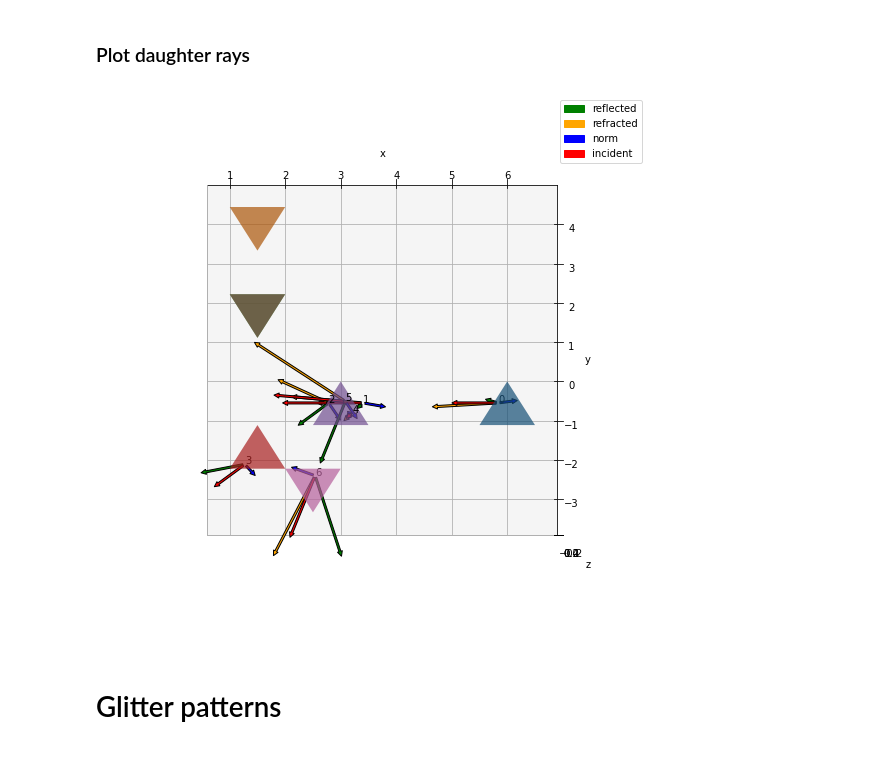
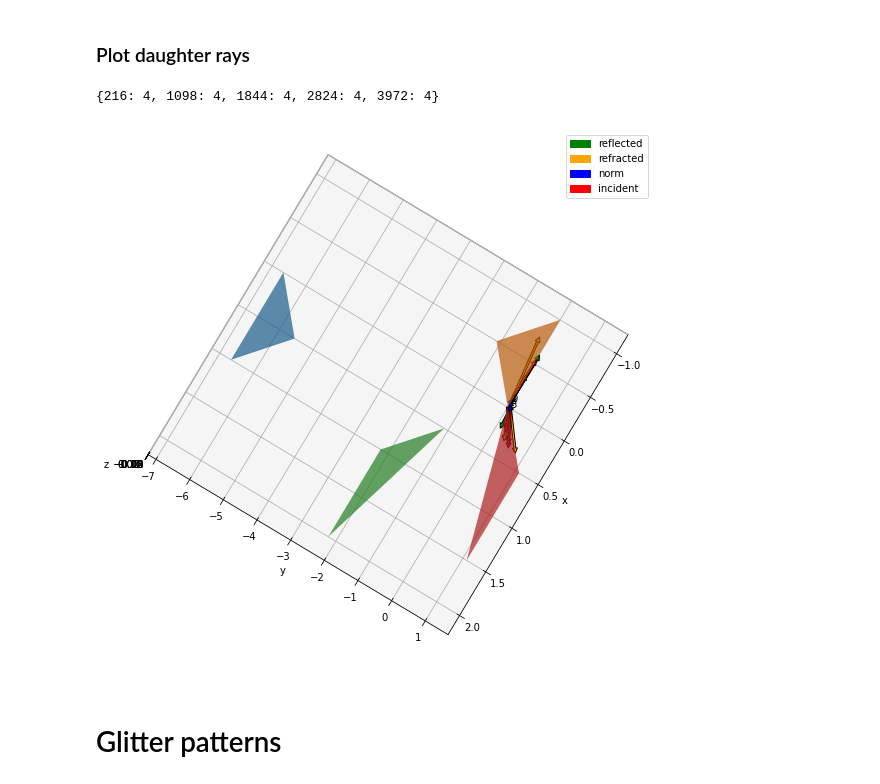
Before and after one commit to pakhuiying/wave_simulation, a Jupyter notebook: Cox_Munk_wave.ipynb, the cells around one changed output. Saved outputs shown, nothing was run; the diff lists cells and outputs as text; code cells hidden in the pictures.

```diff
--- a/Cox_Munk_wave.ipynb
+++ b/Cox_Munk_wave.ipynb
@@ -948,9 +984,13 @@ rt.multiple_scattering(data_list,thresh=4)
 # %% [markdown]
 ### Plot daughter rays
+# %%
+{k:len(v) for k,v in data_list[list(data_list)[4]].items() if len(v) > 3}
+# %% [output]
+{216: 4, 1098: 4, 1844: 4, 2824: 4, 3972: 4}
 # %%
-rt.plot_daughter_rays(data_list[0][183],elev=90,azim=270) #195
+rt.plot_daughter_rays(data_list[list(data_list)[4]][216],elev=90,azim=30) #195
 # %% [output]
-[figure, old version]
+[figure, new version]
 # %% [markdown]
 # Glitter patterns
 # %% [markdown]
```
Also changed, not shown: parts of 22 cells of this notebook, 28 other files.
